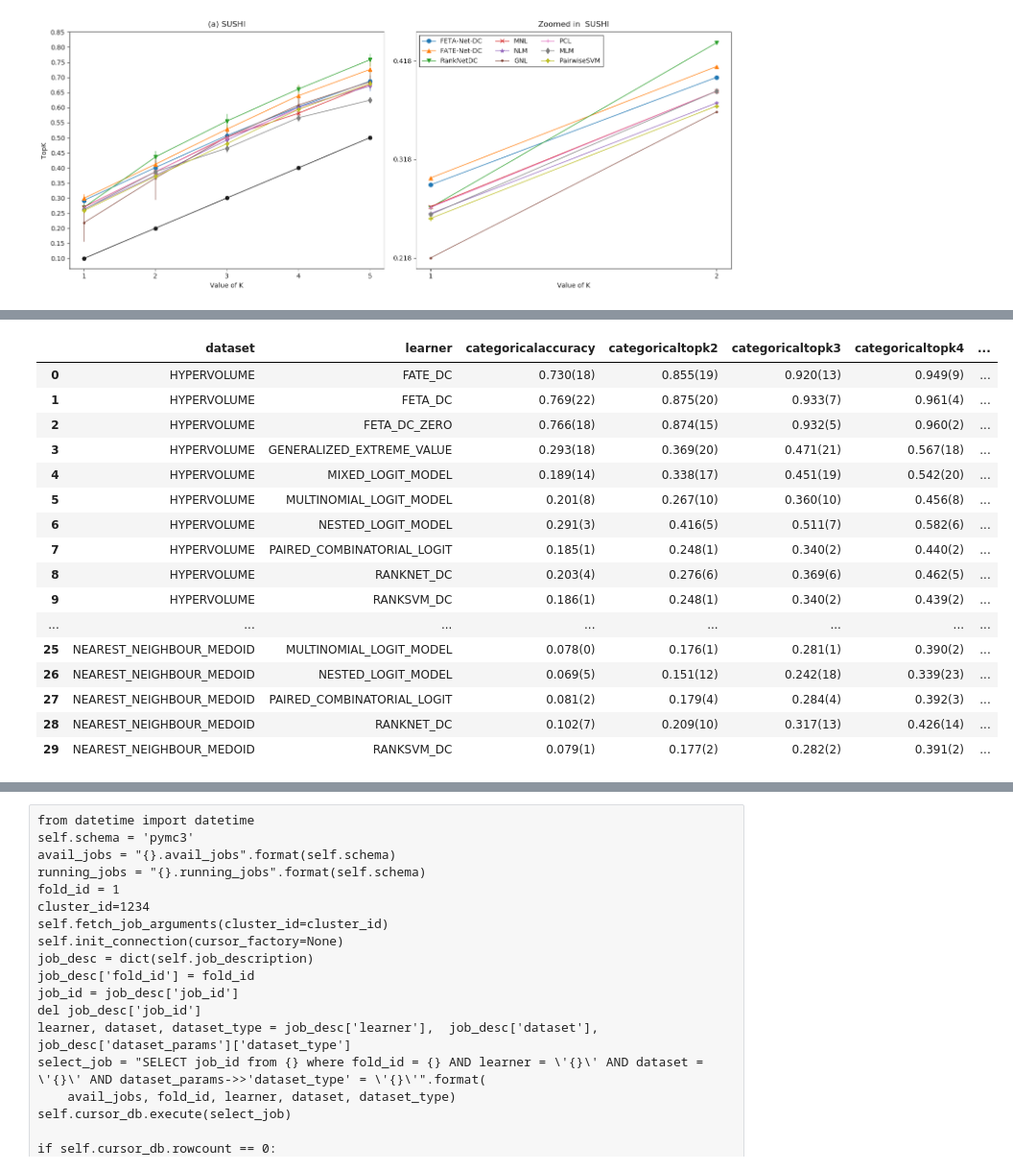
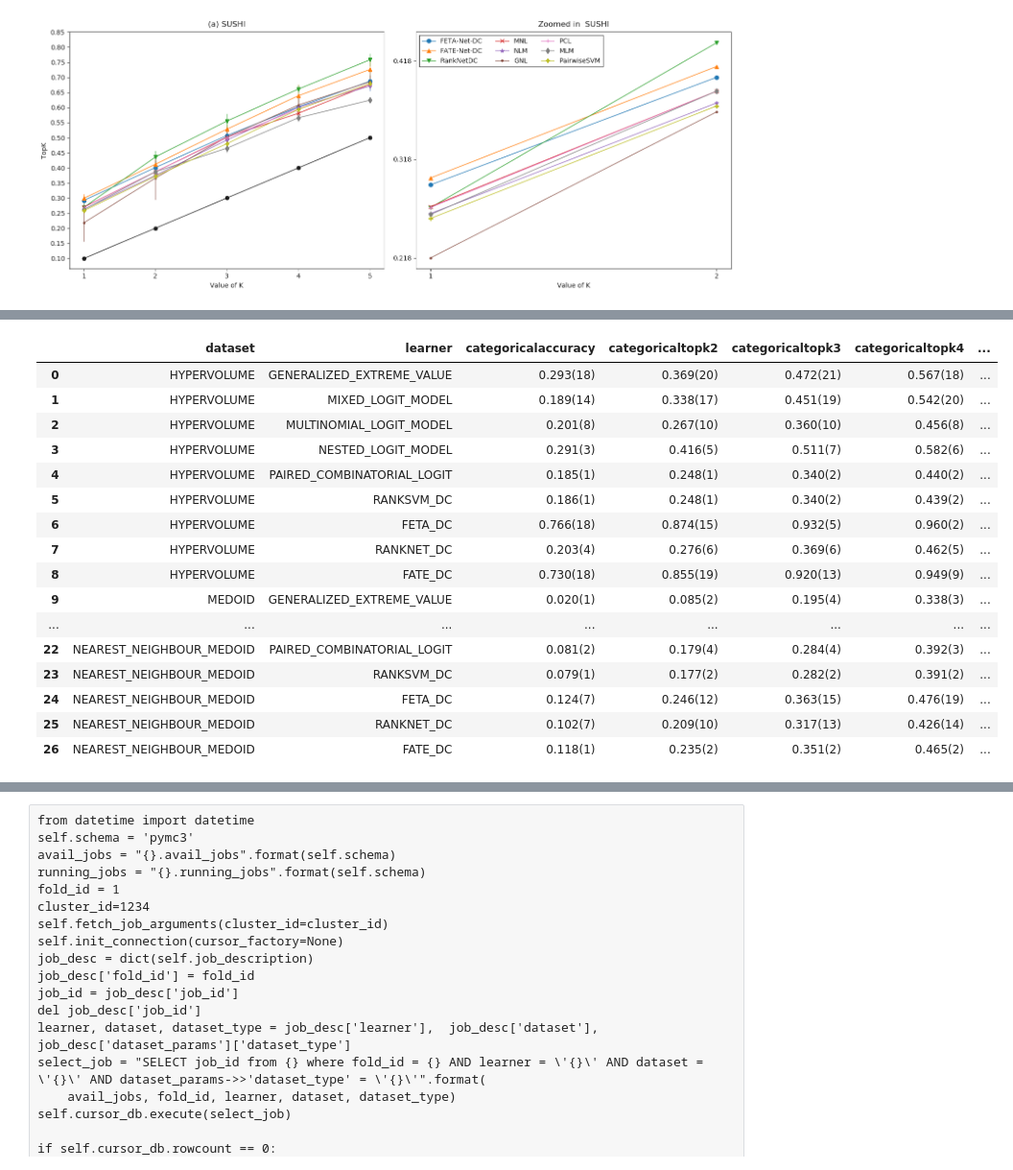
Before and after one commit to kiudee/cs-ranking, a Jupyter notebook: experiments/result_script.ipynb, the cells around one changed output, grey strips where cells are left out. Shown at 96% size. Drawn from its saved outputs; the diff is of its cells as text; code cells hidden in the pictures.

```diff
--- a/experiments/result_script.ipynb
+++ b/experiments/result_script.ipynb
@@ -252,7 +287,7 @@ def plot_group(grouped, plot_file, size, cols, a, b, maxi, mini, sharey=False, s
     plt.tight_layout()
     plt.show()
 def plot_graphs_for_dataset(DATASET):
-    plot_file = os.path.join(DIR_PATH, 'thesis', "{}{}.pdf".format(DATASET.split('_dc')[0], '{}'))
+    plot_file = os.path.join(DIR_PATH, "detailedresults",'graphs', "{}{}.pdf".format(DATASET.split('_dc')[0], '{}'))
     df = create_combined_dfs(DATASET)
     grouped = df.groupby(['dataset'])
     last = int(len(df.columns[2:])/2)
@@ -311,6 +346,7 @@ def plot_graphs_for_dataset(DATASET):
 from constants import DCMS
 models = ['FETA-Net-DC', 'FATE-Net-DC', 'RankNetDC', 'MNL', 'NLM', 'GNL', 'PCL', 'MLM', 'PairwiseSVM']
 Dlower = [d.upper() for d in DCMS]
+models_dict = dict(zip(Dlower, models))
 y_label="TopK"
 x_label="Value of K"
 fig_param = {'facecolor':'w', 'edgecolor':'w', 'transparent':False, 'dpi':800, 'format':'pdf','bbox_inches':'tight', 'pad_inches':0.05}
@@ -387,27 +473,25 @@ for name, group in grouped:
-# %%
-df = pd.DataFrame(data, columns=columns)
-df.sort_values(by='dataset')
-df_path = os.path.join(DIR_PATH, 'results' , DATASET+'.csv')
-df.to_csv(df_path)
-df
-# %% [output]
-|  | dataset | learner | categoricalaccuracy | categoricaltopk2 | categoricaltopk3 | categoricaltopk4 | ... |
-| 0 | HYPERVOLUME | FATE_DC | 0.730(18) | 0.855(19) | 0.920(13) | 0.949(9) | ... |
-| 1 | HYPERVOLUME | FETA_DC | 0.769(22) | 0.875(20) | 0.933(7) | 0.961(4) | ... |
-| 2 | HYPERVOLUME | FETA_DC_ZERO | 0.766(18) | 0.874(15) | 0.932(5) | 0.960(2) | ... |
-| 3 | HYPERVOLUME | GENERALIZED_EXTREME_VALUE | 0.293(18) | 0.369(20) | 0.471(21) | 0.567(18) | ... |
-| 4 | HYPERVOLUME | MIXED_LOGIT_MODEL | 0.189(14) | 0.338(17) | 0.451(19) | 0.542(20) | ... |
-| 5 | HYPERVOLUME | MULTINOMIAL_LOGIT_MODEL | 0.201(8) | 0.267(10) | 0.360(10) | 0.456(8) | ... |
-| 6 | HYPERVOLUME | NESTED_LOGIT_MODEL | 0.291(3) | 0.416(5) | 0.511(7) | 0.582(6) | ... |
-| 7 | HYPERVOLUME | PAIRED_COMBINATORIAL_LOGIT | 0.185(1) | 0.248(1) | 0.340(2) | 0.440(2) | ... |
-| 8 | HYPERVOLUME | RANKNET_DC | 0.203(4) | 0.276(6) | 0.369(6) | 0.462(5) | ... |
-| 9 | HYPERVOLUME | RANKSVM_DC | 0.186(1) | 0.248(1) | 0.340(2) | 0.439(2) | ... |
-| ... | ... | ... | ... | ... | ... | ... | ... |
-| 25 | NEAREST_NEIGHBOUR_MEDOID | MULTINOMIAL_LOGIT_MODEL | 0.078(0) | 0.176(1) | 0.281(1) | 0.390(2) | ... |
-| 26 | NEAREST_NEIGHBOUR_MEDOID | NESTED_LOGIT_MODEL | 0.069(5) | 0.151(12) | 0.242(18) | 0.339(23) | ... |
-| 27 | NEAREST_NEIGHBOUR_MEDOID | PAIRED_COMBINATORIAL_LOGIT | 0.081(2) | 0.179(4) | 0.284(4) | 0.392(3) | ... |
-| 28 | NEAREST_NEIGHBOUR_MEDOID | RANKNET_DC | 0.102(7) | 0.209(10) | 0.317(13) | 0.426(14) | ... |
-| 29 | NEAREST_NEIGHBOUR_MEDOID | RANKSVM_DC | 0.079(1) | 0.177(2) | 0.282(2) | 0.391(2) | ... |
+# %%
+df = create_combined_dfs2(DATASET, latex_row=True)
+df.sort_values(by='dataset')
+df
+# %% [output]
+|  | dataset | learner | categoricalaccuracy | categoricaltopk2 | categoricaltopk3 | categoricaltopk4 | ... |
+| 0 | HYPERVOLUME | GENERALIZED_EXTREME_VALUE | 0.293(18) | 0.369(20) | 0.472(21) | 0.567(18) | ... |
+| 1 | HYPERVOLUME | MIXED_LOGIT_MODEL | 0.189(14) | 0.338(17) | 0.451(19) | 0.542(20) | ... |
+| 2 | HYPERVOLUME | MULTINOMIAL_LOGIT_MODEL | 0.201(8) | 0.267(10) | 0.360(10) | 0.456(8) | ... |
+| 3 | HYPERVOLUME | NESTED_LOGIT_MODEL | 0.291(3) | 0.416(5) | 0.511(7) | 0.582(6) | ... |
+| 4 | HYPERVOLUME | PAIRED_COMBINATORIAL_LOGIT | 0.185(1) | 0.248(1) | 0.340(2) | 0.440(2) | ... |
+| 5 | HYPERVOLUME | RANKSVM_DC | 0.186(1) | 0.248(1) | 0.340(2) | 0.439(2) | ... |
+| 6 | HYPERVOLUME | FETA_DC | 0.766(18) | 0.874(15) | 0.932(5) | 0.960(2) | ... |
+| 7 | HYPERVOLUME | RANKNET_DC | 0.203(4) | 0.276(6) | 0.369(6) | 0.462(5) | ... |
+| 8 | HYPERVOLUME | FATE_DC | 0.730(18) | 0.855(19) | 0.920(13) | 0.949(9) | ... |
+| 9 | MEDOID | GENERALIZED_EXTREME_VALUE | 0.020(1) | 0.085(2) | 0.195(4) | 0.338(3) | ... |
+| ... | ... | ... | ... | ... | ... | ... | ... |
+| 22 | NEAREST_NEIGHBOUR_MEDOID | PAIRED_COMBINATORIAL_LOGIT | 0.081(2) | 0.179(4) | 0.284(4) | 0.392(3) | ... |
+| 23 | NEAREST_NEIGHBOUR_MEDOID | RANKSVM_DC | 0.079(1) | 0.177(2) | 0.282(2) | 0.391(2) | ... |
+| 24 | NEAREST_NEIGHBOUR_MEDOID | FETA_DC | 0.124(7) | 0.246(12) | 0.363(15) | 0.476(19) | ... |
+| 25 | NEAREST_NEIGHBOUR_MEDOID | RANKNET_DC | 0.102(7) | 0.209(10) | 0.317(13) | 0.426(14) | ... |
+| 26 | NEAREST_NEIGHBOUR_MEDOID | FATE_DC | 0.118(1) | 0.235(2) | 0.351(2) | 0.465(2) | ... |
 # %%
 import re
 def remove_ranker(sub_df):
```
Also changed, not shown: parts of 6 cells of this notebook, 4 other files.
